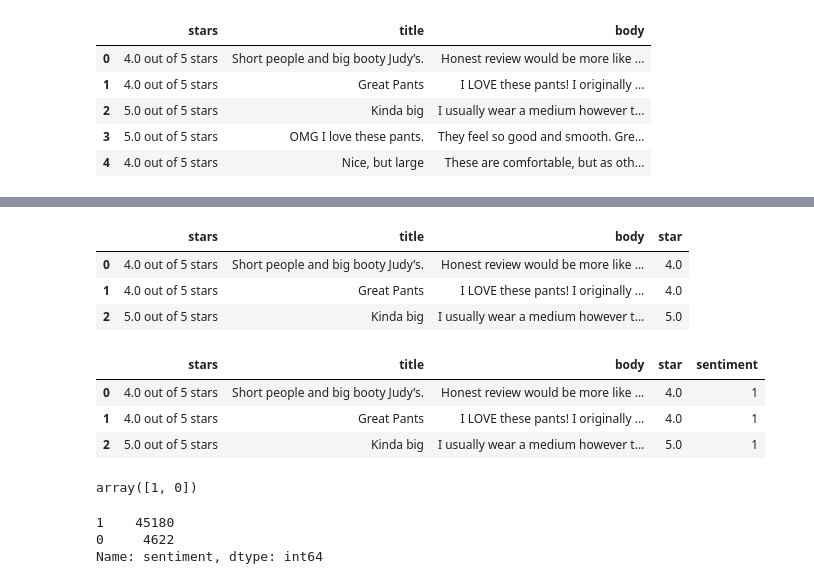
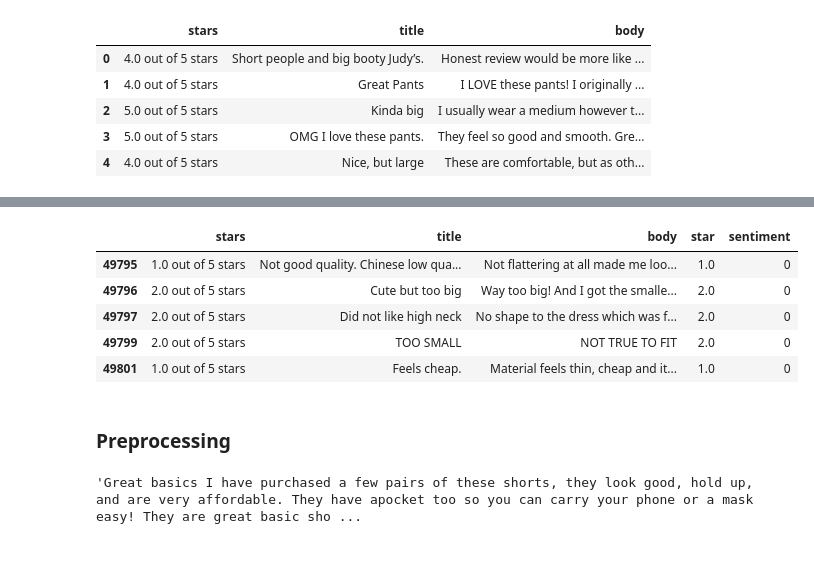
Before and after one commit to danfarh/amazon-sentiment-analysis, a Jupyter notebook: algorithms/sentiment_analysis_algorithms.ipynb, the cells around one changed output, grey strips where cells are left out. Saved outputs shown, nothing was run; the diff lists cells and outputs as text; code cells hidden in the pictures; blank space fills up the shorter version.

```diff
--- a/algorithms/sentiment_analysis_algorithms.ipynb
+++ b/algorithms/sentiment_analysis_algorithms.ipynb
@@ -23,0 +98,2 @@ data.head()
+# %%
+positive_sample = positive.sample(n=8000, replace=True, random_state=50)
@@ -24,3 +106,5 @@ data.head()
+# %%
+data = pd.concat([positive_sample, negative], axis=0)
 # %%
 data.shape
 # %% [output]
@@ -28,28 +112,11 @@ data.shape
-# %%
-data['star'] = data['stars'].apply(lambda x: str(x).split()[0]).astype(float)
-# %%
-data.head(3)
-# %% [output]
-|  | stars | title | body | star |
-| 0 | 4.0 out of 5 stars | Short people and big booty Judy’s. | Honest review would be more like ... | 4.0 |
-| 1 | 4.0 out of 5 stars | Great Pants | I LOVE these pants! I originally ... | 4.0 |
-| 2 | 5.0 out of 5 stars | Kinda big | I usually wear a medium however t... | 5.0 |
-# %%
-data['sentiment'] = data['star'].apply(lambda x: 1 if x >= 3 else 0)
-# %%
-data.head(3)
-# %% [output]
-|  | stars | title | body | star | sentiment |
-| 0 | 4.0 out of 5 stars | Short people and big booty Judy’s. | Honest review would be more like ... | 4.0 | 1 |
-| 1 | 4.0 out of 5 stars | Great Pants | I LOVE these pants! I originally ... | 4.0 | 1 |
-| 2 | 5.0 out of 5 stars | Kinda big | I usually wear a medium however t... | 5.0 | 1 |
-# %%
-data['sentiment'].unique()
-# %% [output]
-array([1, 0])
-# %%
-data['sentiment'].value_counts()
-# %% [output]
-1    45180
-0     4622
-Name: sentiment, dtype: int64
+# %%
+data.tail()
+# %% [output]
+|  | stars | title | body | star | sentiment |
+| 49795 | 1.0 out of 5 stars | Not good quality. Chinese low qua... | Not flattering at all made me loo... | 1.0 | 0 |
+| 49796 | 2.0 out of 5 stars | Cute but too big | Way too big! And I got the smalle... | 2.0 | 0 |
+| 49797 | 2.0 out of 5 stars | Did not like high neck | No shape to the dress which was f... | 2.0 | 0 |
+| 49799 | 2.0 out of 5 stars | TOO SMALL | NOT TRUE TO FIT | 2.0 | 0 |
+| 49801 | 1.0 out of 5 stars | Feels cheap. | Material feels thin, cheap and it... | 1.0 | 0 |
+# %% [markdown]
+### **Preprocessing**
@@ -55,0 +129,4 @@ Name: sentiment, dtype: int64
+# %%
+sentences[0]
+# %% [output]
+'Great basics I have purchased a few pairs of these shorts, they look good, hold up, and are very affordable. They have apocket too so you can carry your phone or a mask easy! They are great basic sho ...
```
Also changed, not shown: parts of 68 cells of this notebook.
